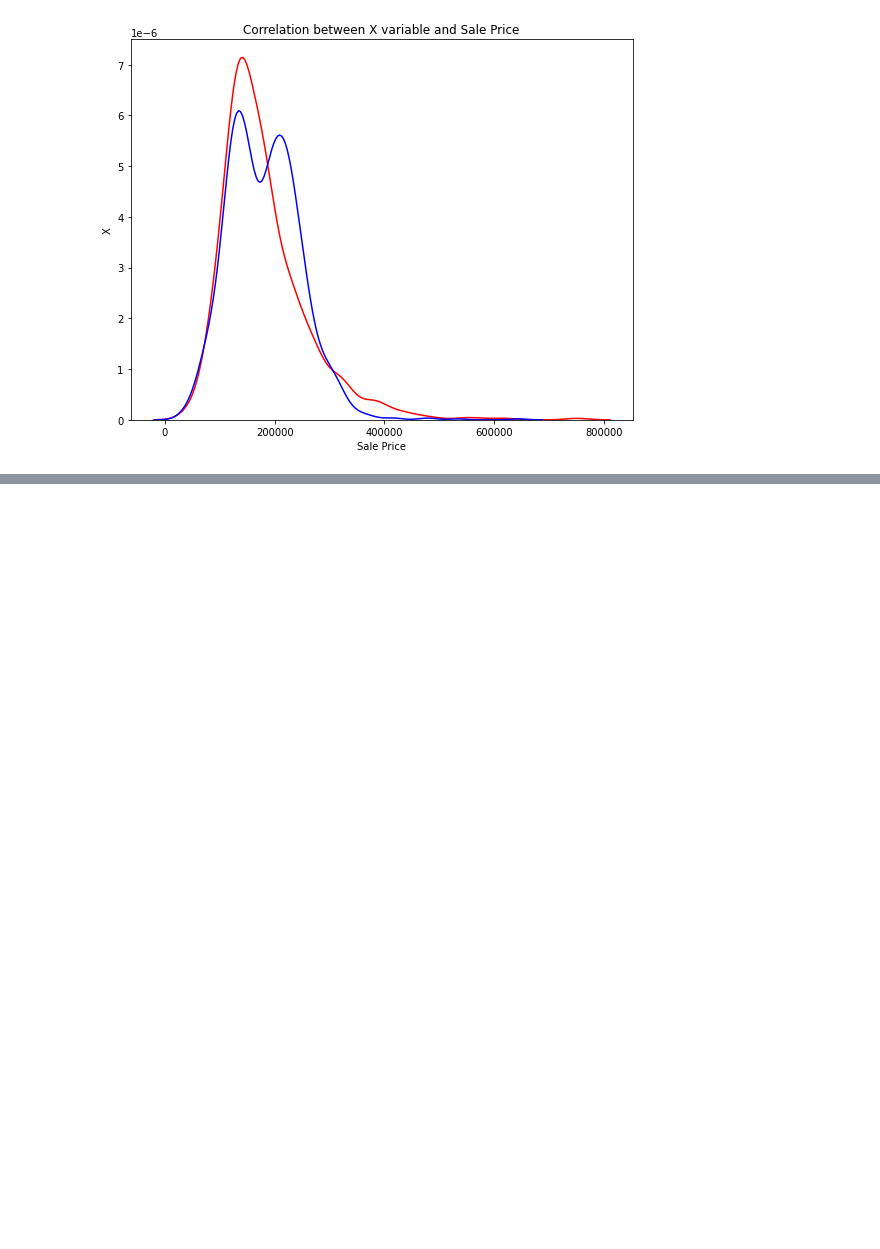
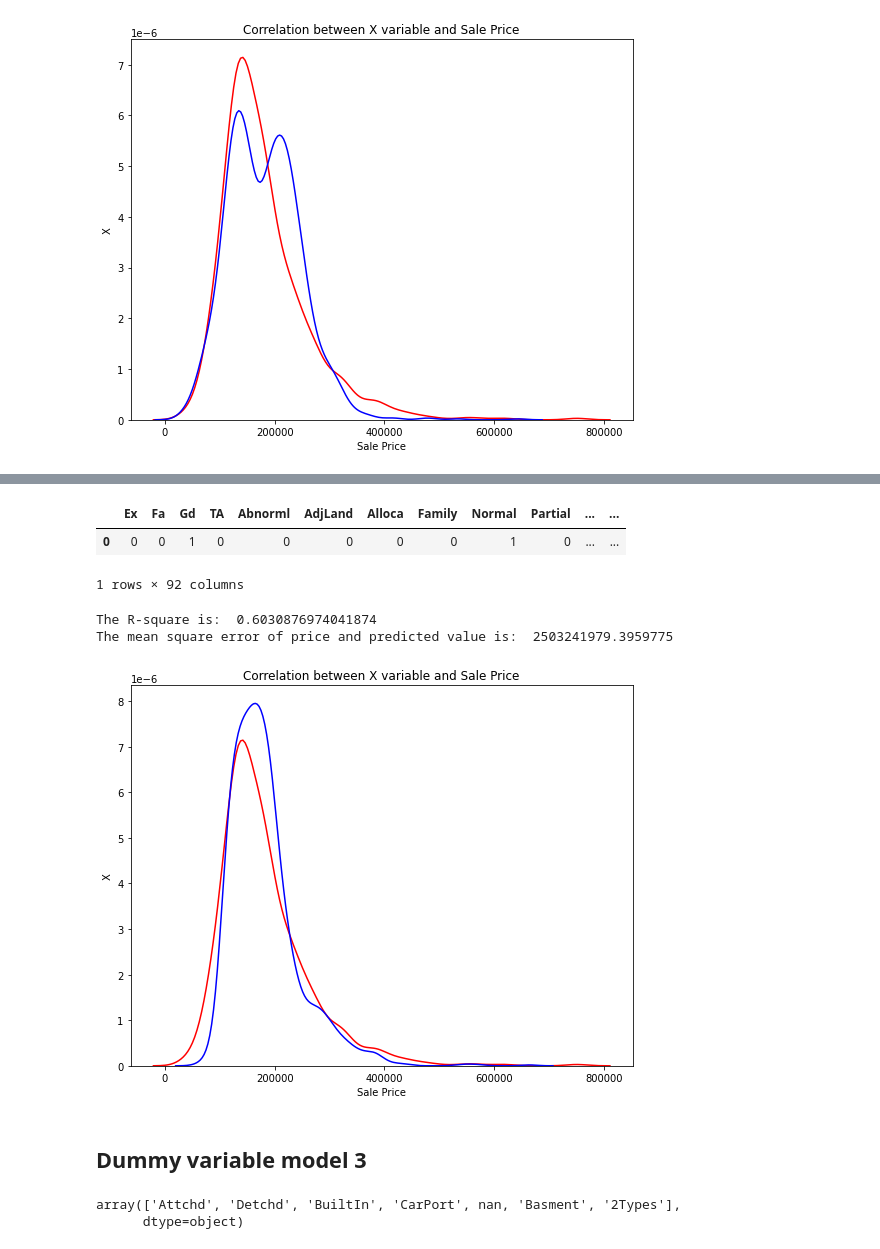
Before and after one commit to bakphoom/Python, a Jupyter notebook: Housing_price_model_dev_Gunnar_Erickson.ipynb, the cells around one changed output, grey strips where cells are left out. Cells and saved outputs as stored; diff of their text form; code cells hidden in the pictures; blank space fills up the shorter version.

```diff
--- a/Housing_price_model_dev_Gunnar_Erickson.ipynb
+++ b/Housing_price_model_dev_Gunnar_Erickson.ipynb
@@ -128,0 +211,21 @@ The mean square error of price and predicted value is:  2119090222.7760875
+# %%
+df_house=pd.get_dummies(df_house['KitchenQual']).join(df_house)
+# %%
+df_house.head(1)
+# %% [output]
+|  | Ex | Fa | Gd | TA | Abnorml | AdjLand | Alloca | Family | Normal | Partial | ... | ... |
+| 0 | 0 | 0 | 1 | 0 | 0 | 0 | 0 | 0 | 1 | 0 | ... | ... |
+1 rows × 92 columns
+# %%
+model_eval(df_house[['SqFt','Ex']],df_house['SalePrice'])
+# %% [output]
+The R-square is:  0.6030876974041874
+The mean square error of price and predicted value is:  2503241979.3959775
+[figure, added]
+# %% [markdown]
+## Dummy variable model 3
+# %%
+df_house['GarageType'].unique()
+# %% [output]
+array(['Attchd', 'Detchd', 'BuiltIn', 'CarPort', nan, 'Basment', '2Types'],
+      dtype=object)
```
Also changed, not shown: parts of 47 cells of this notebook.
